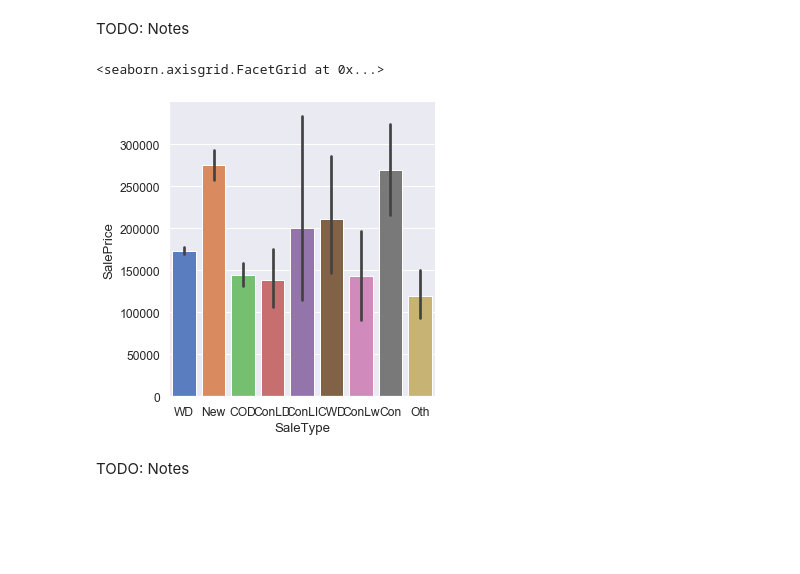
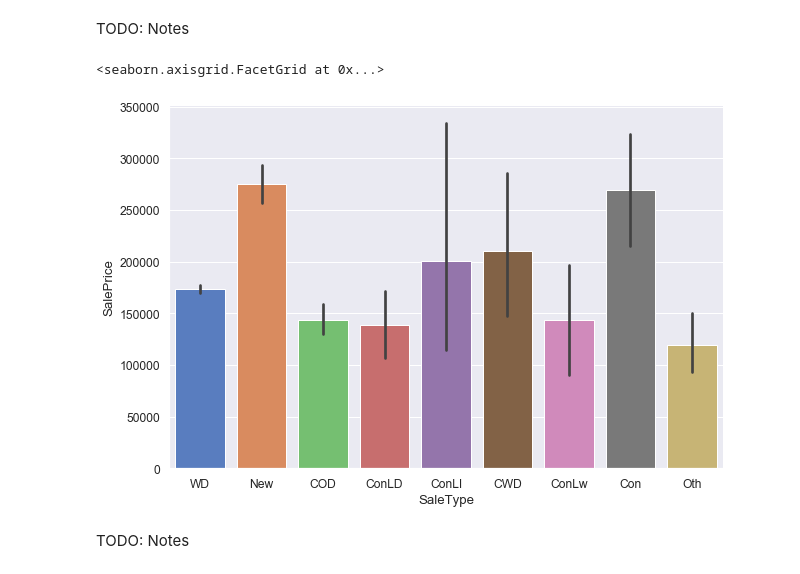
Before and after one commit to allison-godfrey/w207-final-group-project, a Jupyter notebook: W207_Predict_Property_Sale_Price.ipynb, the cells around one changed output. Saved outputs shown, nothing was run; the diff lists cells and outputs as text; code cells hidden in the pictures; blank space fills up the shorter version.

```diff
--- a/W207_Predict_Property_Sale_Price.ipynb
+++ b/W207_Predict_Property_Sale_Price.ipynb
@@ -657,10 +657,10 @@ sns.lineplot(x='OverallQual', y='SalePrice', data=train)
 # %% [markdown]
 TODO: Notes
 # %%
-sns.catplot(x='SaleType', y='SalePrice', data=train, kind='bar', palette='muted, )
+sns.catplot(x='SaleType', y='SalePrice', data=train, kind='bar', palette='muted',  height=6, aspect=1.5)
 # %% [output]
 <seaborn.axisgrid.FacetGrid at 0x...>
-[figure, old version]
+[figure, new version]
 # %% [markdown]
 TODO: Notes
 # %% [markdown]
```
Also changed, not shown: parts of 34 cells of this notebook.
